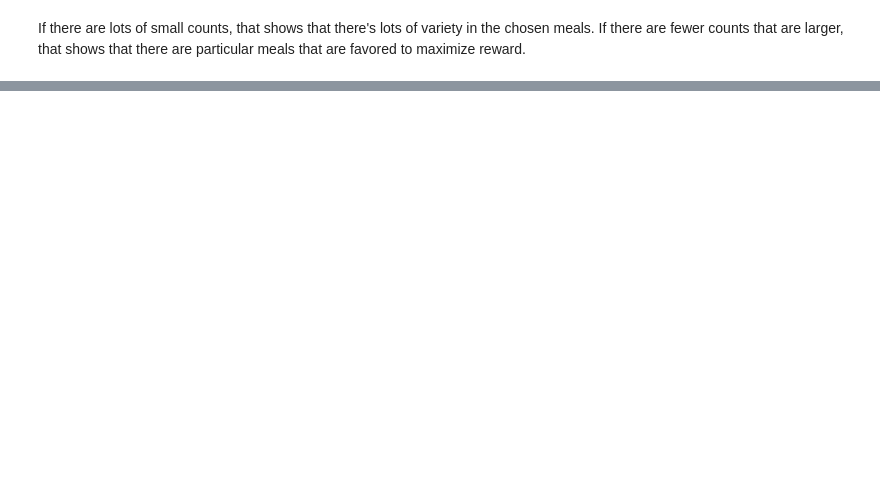
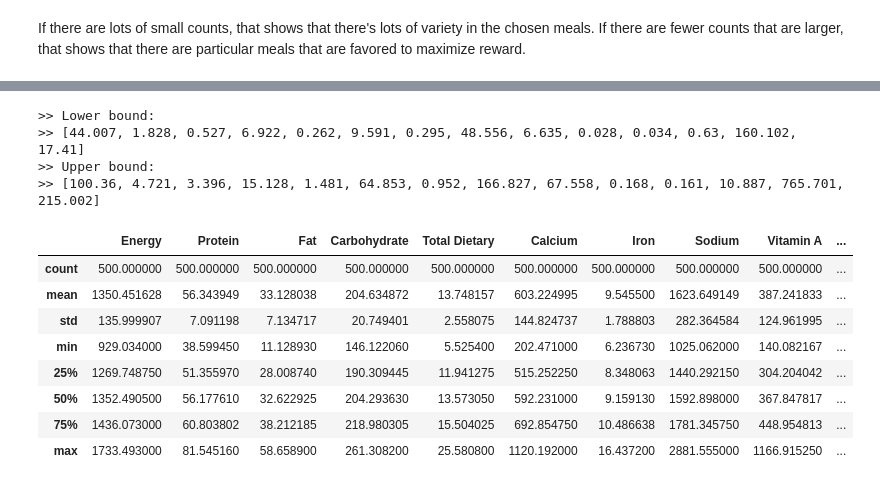
Before and after one commit to lurosenb/five_jelly_donuts, a Jupyter notebook: heuristic_ppo_agent.ipynb, the cells around one changed output, grey strips where cells are left out. Drawn from its saved outputs; the diff is of its cells as text; code cells hidden in the pictures; blank space fills up the shorter version.

```diff
--- a/heuristic_ppo_agent.ipynb
+++ b/heuristic_ppo_agent.ipynb
@@ -715,0 +780,17 @@ If there are fewer counts that are larger, that shows that there are particular
+# %%
+# get minimum and maximum nutrition range from the sample of 500 "really good" dietkit diets
+# we'll set minimum to be 90% of observed minimum and maximum to be 110% of observed maximum
+# dividing by plan_length to get values for one meal
+sample_ingredients = load_ingredient(sample_language = 'eng')
+sample_menus = load_menu(ingredients = sample_ingredients, sample_language = 'eng')
+sample_diets = load_diet(menus = sample_menus, num_loads = 500, sample_language = 'eng', sample_name = 'ML')
+nutrition_range_df = pd.DataFrame([sample_diets.nutrition[i] for i in range(500)]).describe() / sample_diets.plan_length
+display(nutrition_range_df)
+nutrition_lower_bound = nutrition_range_df.loc['min', :] * 0.9
+print(f'>> Lower bound:\n>> {nutrition_lower_bound.values.round(3).tolist()}')
+nutrition_upper_bound = nutrition_range_df.loc['max', :] * 1.1
+print(f'>> Upper bound:\n>> {nutrition_upper_bound.values.round(3).tolist()}')
+# >> Lower bound:
+# >> [44.007, 1.828, 0.527, 6.922, 0.262, 9.591, 0.295, 48.556, 6.635, 0.028, 0.034, 0.63, 160.102, 17.41]
+# >> Upper bound:
+# >> [100.36, 4.721, 3.396, 15.128, 1.481, 64.853, 0.952, 166.827, 67.558, 0.168, 0.161, 10.887, 765.701, 215.002]
@@ -715,0 +831,22 @@ If there are fewer counts that are larger, that shows that there are particular
+# %%
+nutrition_lower_bound = nutrition_range_df.loc['min', :] * 0.9
+print(f'>> Lower bound:\n>> {nutrition_lower_bound.values.round(3).tolist()}')
+nutrition_upper_bound = nutrition_range_df.loc['max', :] * 1.1
+print(f'>> Upper bound:\n>> {nutrition_upper_bound.values.round(3).tolist()}')
+# %% [output]
+>> Lower bound:
+>> [44.007, 1.828, 0.527, 6.922, 0.262, 9.591, 0.295, 48.556, 6.635, 0.028, 0.034, 0.63, 160.102, 17.41]
+>> Upper bound:
+>> [100.36, 4.721, 3.396, 15.128, 1.481, 64.853, 0.952, 166.827, 67.558, 0.168, 0.161, 10.887, 765.701, 215.002]
+# %%
+pd.DataFrame([sample_diets.nutrition[i] for i in range(500)]).describe()
+# %% [output]
+|  | Energy | Protein | Fat | Carbohydrate | Total Dietary | Calcium | Iron | Sodium | Vitamin A | ... |
+| count | 500.000000 | 500.000000 | 500.000000 | 500.000000 | 500.000000 | 500.000000 | 500.000000 | 500.000000 | 500.000000 | ... |
+| mean | 1350.451628 | 56.343949 | 33.128038 | 204.634872 | 13.748157 | 603.224995 | 9.545500 | 1623.649149 | 387.241833 | ... |
+| std | 135.999907 | 7.091198 | 7.134717 | 20.749401 | 2.558075 | 144.824737 | 1.788803 | 282.364584 | 124.961995 | ... |
+| min | 929.034000 | 38.599450 | 11.128930 | 146.122060 | 5.525400 | 202.471000 | 6.236730 | 1025.062000 | 140.082167 | ... |
+| 25% | 1269.748750 | 51.355970 | 28.008740 | 190.309445 | 11.941275 | 515.252250 | 8.348063 | 1440.292150 | 304.204042 | ... |
+| 50% | 1352.490500 | 56.177610 | 32.622925 | 204.293630 | 13.573050 | 592.231000 | 9.159130 | 1592.898000 | 367.847817 | ... |
+| 75% | 1436.073000 | 60.803802 | 38.212185 | 218.980305 | 15.504025 | 692.854750 | 10.486638 | 1781.345750 | 448.954813 | ... |
+| max | 1733.493000 | 81.545160 | 58.658900 | 261.308200 | 25.580800 | 1120.192000 | 16.437200 | 2881.555000 | 1166.915250 | ... |
```
Also changed, not shown: parts of 12 cells of this notebook, 1 other file.
